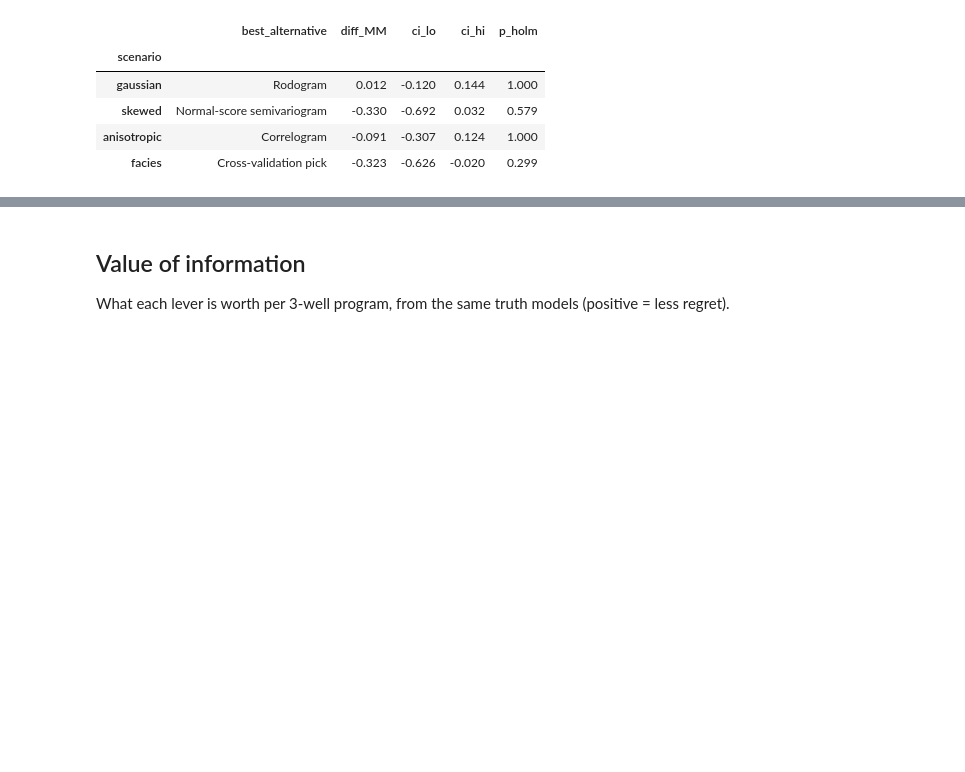
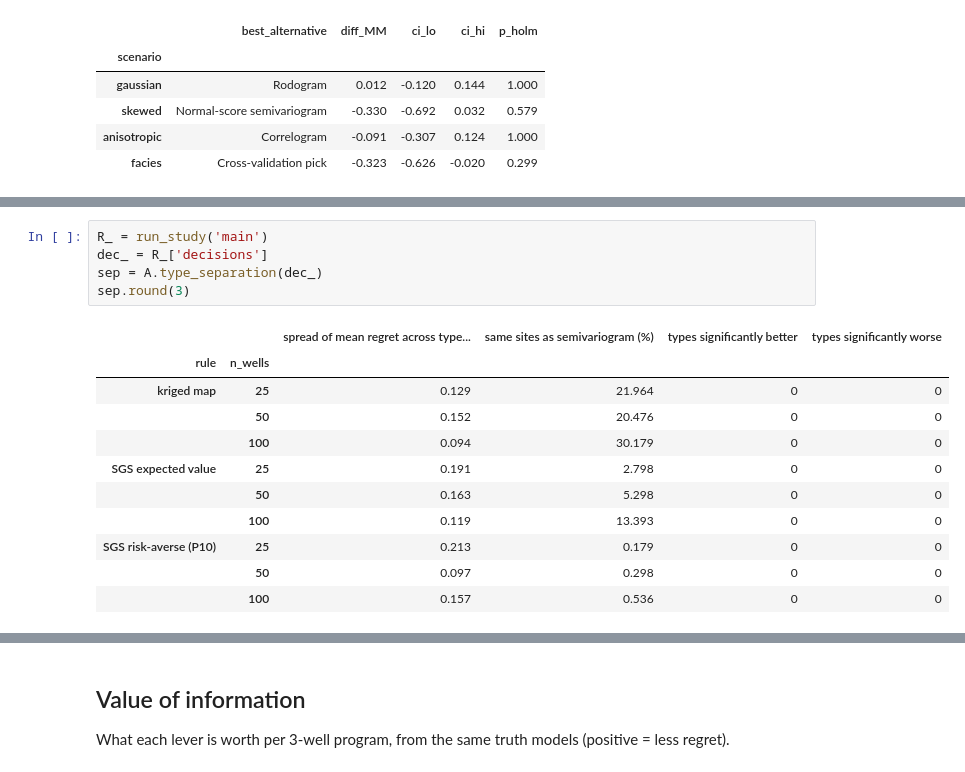
Before and after one commit to nkanter04/variogram-type-study, a Jupyter notebook: 03_kriging_decisions.ipynb, the cells around one changed output, grey strips where cells are left out. Cells and saved outputs as stored; diff of their text form; blank space fills up the shorter version.

```diff
--- a/03_kriging_decisions.ipynb
+++ b/03_kriging_decisions.ipynb
@@ -151,0 +195,17 @@ pd.DataFrame(rows).set_index('scenario').round(3)
+# %%
+R_ = run_study('main')
+dec_ = R_['decisions']
+sep = A.type_separation(dec_)
+sep.round(3)
+# %% [output]
+|  |  | spread of mean regret across type... | same sites as semivariogram (%) | types significantly better | types significantly worse |
+| rule | n_wells |  |  |  |  |
+| kriged map | 25 | 0.129 | 21.964 | 0 | 0 |
+|  | 50 | 0.152 | 20.476 | 0 | 0 |
+|  | 100 | 0.094 | 30.179 | 0 | 0 |
+| SGS expected value | 25 | 0.191 | 2.798 | 0 | 0 |
+|  | 50 | 0.163 | 5.298 | 0 | 0 |
+|  | 100 | 0.119 | 13.393 | 0 | 0 |
+| SGS risk-averse (P10) | 25 | 0.213 | 0.179 | 0 | 0 |
+|  | 50 | 0.097 | 0.298 | 0 | 0 |
+|  | 100 | 0.157 | 0.536 | 0 | 0 |
```
Also changed, not shown: parts of 10 cells of this notebook, 14 other files.
